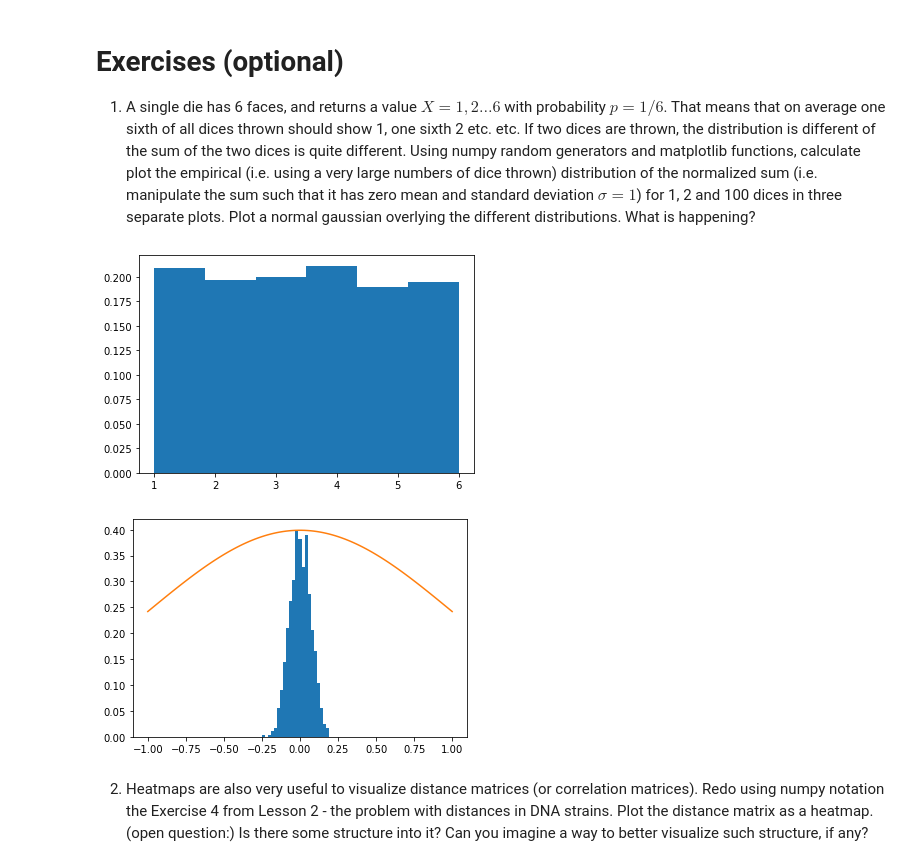
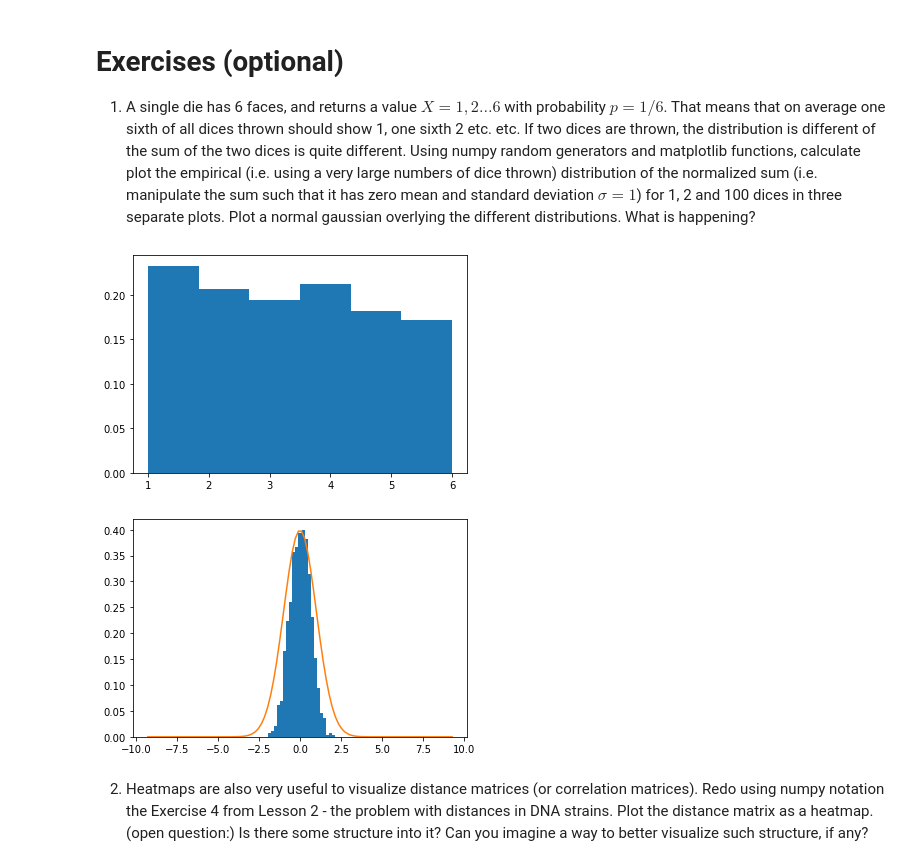
Before and after one commit to kentanaka3/NumMethodsICTP, a Jupyter notebook: Lesson4/4_Matplotlib_no_code.ipynb, the cells around one changed output. Saved outputs shown, nothing was run; the diff lists cells and outputs as text; code cells hidden in the pictures.

```diff
--- a/Lesson4/4_Matplotlib_no_code.ipynb
+++ b/Lesson4/4_Matplotlib_no_code.ipynb
@@ -230,26 +230,26 @@ Plot a normal gaussian overlying the different distributions. What is happening?
 # %%
 n = 1000
 n_d = 1
 faces = 6
 dice = np.random.randint(1, 7, size=n)
 plt.hist(dice, bins=faces*n_d, density=True)
 plt.show()
 
 n_d = 100
 dices = np.sum(np.random.randint(1, 7, size=(n_d, n)), axis=0)
 bins = np.linspace(n_d, faces*n_d, num=max(faces, n_d), endpoint=True,
                    dtype=float)
 hist, _ = np.histogram(dices, bins=bins)
-bins -= (bins[-1] - bins[0])/2 + bins[0]
-bins /= bins[-1]
+bins -= (faces*n_d - n_d)/2 + n_d
+bins /= hist.std()
 plt.hist(bins[:-1], bins, weights=hist*0.4/max(hist))
 
 gauss = 1/np.sqrt(2*np.pi)*np.exp(-bins**2/2)
 plt.plot(bins, gauss)
 plt.show()
 # %% [output]
-[figure, old version]
+[figure, new version]
-[figure, old version]
+[figure, new version]
 # %% [markdown]
 2. Heatmaps are also very useful to visualize distance matrices (or correlation matrices).
 Redo using numpy notation the Exercise 4 from Lesson 2 - the problem with distances in DNA strains. Plot the distance matrix as a heatmap.
```
Also changed, not shown: parts of 9 cells of this notebook, 2 other files.
